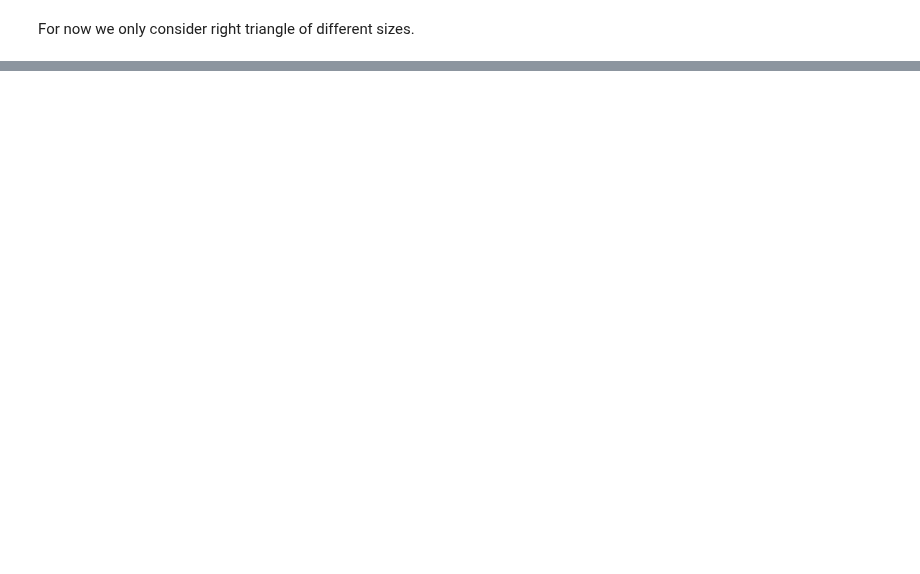
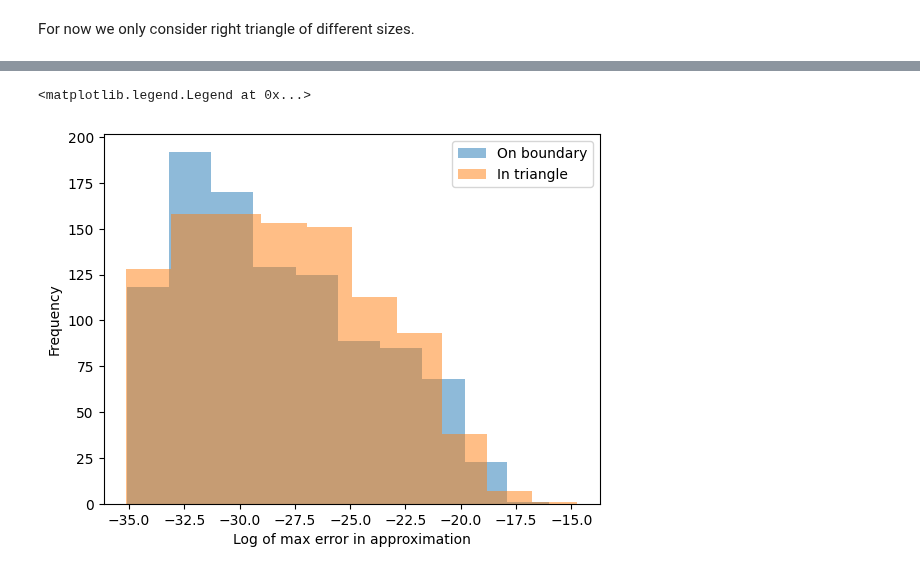
Before and after one commit to j-bowhay/Poles-and-Roots, a Jupyter notebook: notebooks/AAA_sampling_experiment.ipynb, the cells around one changed output, grey strips where cells are left out. Drawn from its saved outputs; the diff is of its cells as text; code cells hidden in the pictures; blank space fills up the shorter version.

```diff
--- a/notebooks/AAA_sampling_experiment.ipynb
+++ b/notebooks/AAA_sampling_experiment.ipynb
@@ -56,0 +180,13 @@ Text(0.5, 1.0, 'Side length=3')
+# %%
+combinded = np.concatenate([on_approximation_error, in_approximation_error])
+logbins = np.geomspace(combinded.min(), combinded.max(), 8)
+
+fig, ax = plt.subplots()
+ax.hist(np.log(on_approximation_error), alpha=0.5, label="On boundary")
+ax.hist(np.log(in_approximation_error), alpha=0.5, label="In triangle")
+ax.set_xlabel("Log of max error in approximation")
+ax.set_ylabel("Frequency")
+ax.legend()
+# %% [output]
+<matplotlib.legend.Legend at 0x...>
+[figure, added]
```
Also changed, not shown: parts of 12 cells of this notebook.
